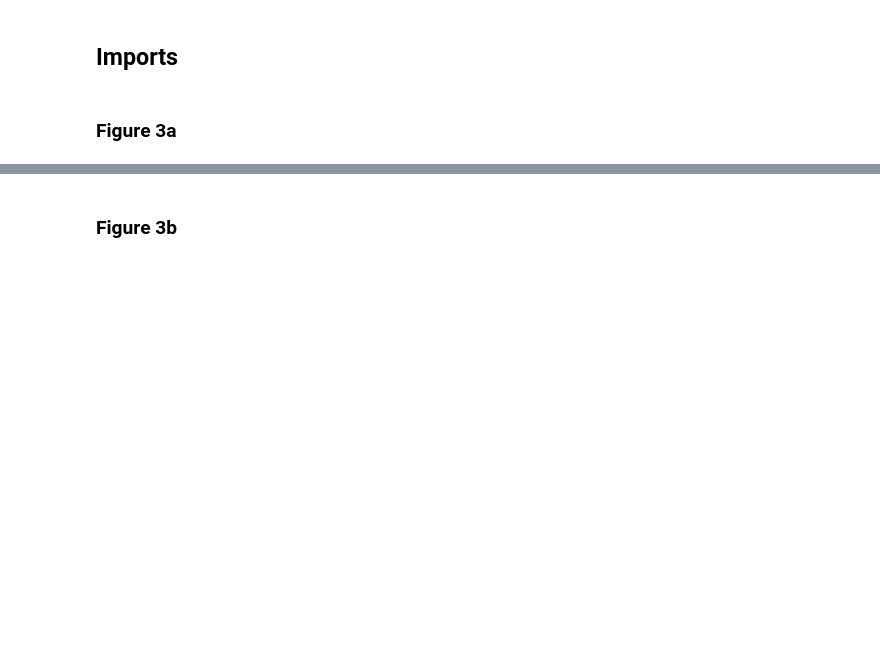
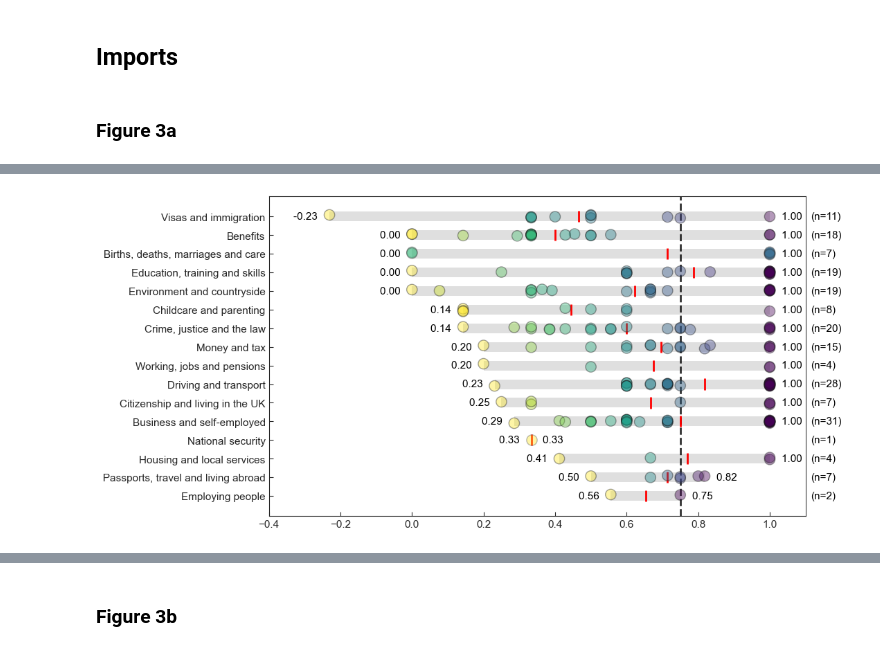
Before and after one commit to ai-for-public-services/structural-insights-into-uk-gov, a Jupyter notebook: notebooks/03-figure-3.ipynb, the cells around one changed output, grey strips where cells are left out. Cells and saved outputs as stored; diff of their text form; code cells hidden in the pictures; blank space fills up the shorter version.

```diff
--- a/notebooks/03-figure-3.ipynb
+++ b/notebooks/03-figure-3.ipynb
@@ -90,0 +17,87 @@ plot_service_categories(save=True);
+# %%
+import seaborn as sns
+import matplotlib.pyplot as plt
+import pandas as pd
+from pathlib import Path
+
+def plot_dot_plot(save=True):
+    # Load dataframe
+    analysis_df = pd.read_pickle('../data/processed/dataframes/analysis-df-w-api-data.pkl')
+
+    # Sort y-axis variables in ascending order according to the lowest RTI value
+    sorted_topics = analysis_df.groupby('topic')['RTI'].min().sort_values(ascending=True).index
+
+    # Switch the y and x-axis orientation
+    plt.figure(figsize=(10, 6))
+    sns.set_style('ticks')
+
+    # Add a vertical red line at x=0.7 with alpha 0.7
+    plt.axvline(x=0.75, color='black', linestyle='--', alpha=0.8, linewidth=2)
+
+    # Iterate through unique topics in the sorted order
+    for topic in sorted_topics:
+        topic_data = analysis_df[analysis_df['topic'] == topic]['RTI']
+
+        # Plot the stripplot
+        sns.stripplot(x=topic_data, y=[topic]*len(topic_data),
+                      jitter=True,
+                      linewidth=1, alpha=.4,
+                      palette='viridis_r', size=11,
+                      hue=topic_data)
+
+        # Add numbers for the minimum and maximum values
+        min_value = topic_data.min()
+        max_value = topic_data.max()
+        plt.text(min_value, topic, f'{min_value:.2f}    ', color='black', va='center', ha='right', fontsize=11)
+        plt.text(max_value, topic, f'    {max_value:.2f}', color='black', va='center', ha='left', fontsize=11)
+
+        # Add a light grey rectangle spanning the range of data points
+        plt.fill_betweenx(y=topic, x1=min_value, x2=max_value, color='gray', alpha=0.25, linewidth=10)
+
+        # Add the count of services (n=x) to each topic on the y-axis
+        service_count = len(analysis_df[analysis_df['topic'] == topic])
+        plt.text(1.115, topic, f'(n={service_count})', color='black', va='center', ha='left', fontsize=11)
+
+        # Get the y-axis positions for each topic
+        y_axis_positions = plt.gca().get_yticks()
+
+        # Find the position for the current topic
+        y_position = y_axis_positions[list(sorted_topics).index(topic)]
+
+        # Calculate the mean for the topic's data
+        mean_value = topic_data.mean()
+
+        # Calculate the height of each data point
+        data_point_height = 0.6  # You may adjust this value
+
+        # Draw a vertical line at the mean value with the same height as data points
+        plt.vlines(x=mean_value, ymin=y_position - data_point_height / 2, ymax=y_position + data_point_height / 2,
+                   color='red', linestyle='-', linewidth=2)
+
+    # Use the viridis color palet
+
+    # Use the viridis color palette with reversed order for each topic
+    sns.set_palette(sns.color_palette('viridis_r', n_colors=len(analysis_df['topic'].unique())))
+
+    # Add inward-facing major and minor tick marks to all axes
+    plt.tick_params(axis='both', which='major', length=4, direction='in')
+    plt.tick_params(axis='both', which='minor', length=8, direction='in')
+
+    # Display the plot
+    plt.title('')
+    plt.xlabel('')
+    plt.ylabel('')
+    plt.xlim(-0.4, 1.1)
+    plt.yticks(fontsize=11)
+    plt.xticks(fontsize=11)
+    plt.legend([], [], frameon=False)
+
+    # Save figure
+    if save:
+        plt.savefig(Path("../reports/figures/fig3a.png"), dpi=1200, bbox_inches='tight')
+    else:
+        plt.show()
+
+plot_dot_plot(save=True)
+# %% [output]
+[figure, added]
```
Also changed, not shown: parts of 8 cells of this notebook, 4 other files.
